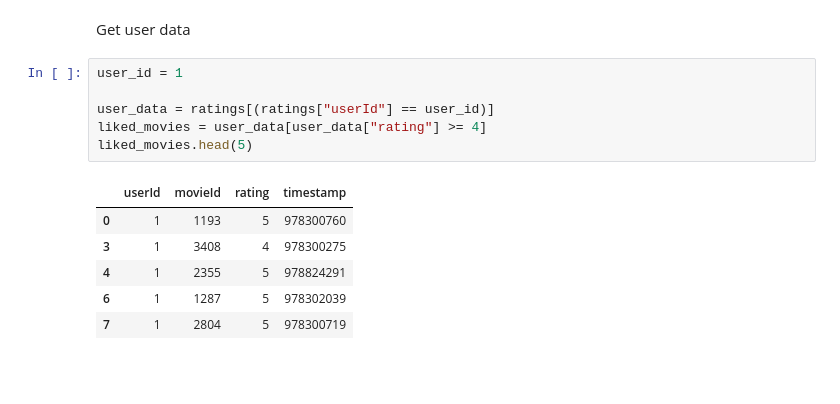
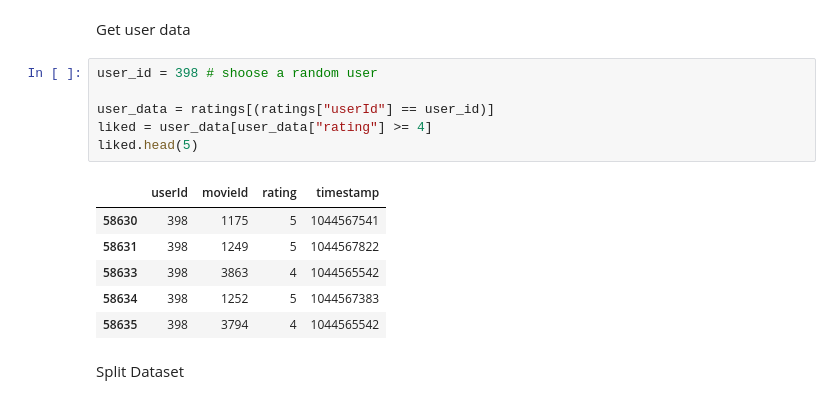
Before and after one commit to SachinHitsGit/Recommendation-system, a Jupyter notebook: rs_cosine_sim.ipynb, the cells around one changed output. Drawn from its saved outputs; the diff is of its cells as text; blank space fills up the shorter version.

```diff
--- a/rs_cosine_sim.ipynb
+++ b/rs_cosine_sim.ipynb
@@ -366,15 +366,17 @@ print(similarity[top_ten_indices])
 # %% [markdown]
 Get user data
 # %%
-user_id = 1
+user_id = 398 # shoose a random user
 
 user_data = ratings[(ratings["userId"] == user_id)]
-liked_movies = user_data[user_data["rating"] >= 4]
-liked_movies.head(5)
+liked = user_data[user_data["rating"] >= 4]
+liked.head(5)
 # %% [output]
 |  | userId | movieId | rating | timestamp |
-| 0 | 1 | 1193 | 5 | 978300760 |
-| 3 | 1 | 3408 | 4 | 978300275 |
-| 4 | 1 | 2355 | 5 | 978824291 |
-| 6 | 1 | 1287 | 5 | 978302039 |
-| 7 | 1 | 2804 | 5 | 978300719 |
+| 58630 | 398 | 1175 | 5 | 1044567541 |
+| 58631 | 398 | 1249 | 5 | 1044567822 |
+| 58633 | 398 | 3863 | 4 | 1044565542 |
+| 58634 | 398 | 1252 | 5 | 1044567383 |
+| 58635 | 398 | 3794 | 4 | 1044565542 |
+# %% [markdown]
+Split Dataset
```
Also changed, not shown: parts of 14 cells of this notebook.
